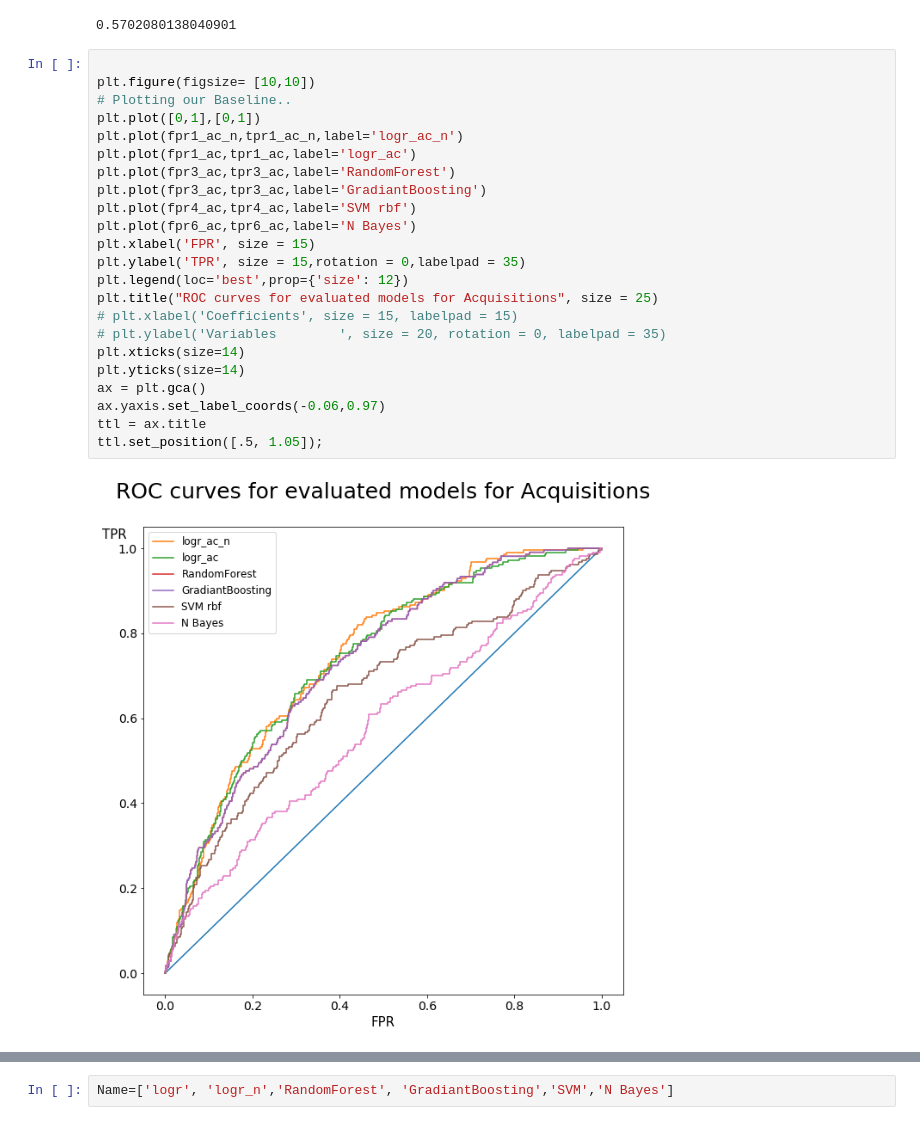
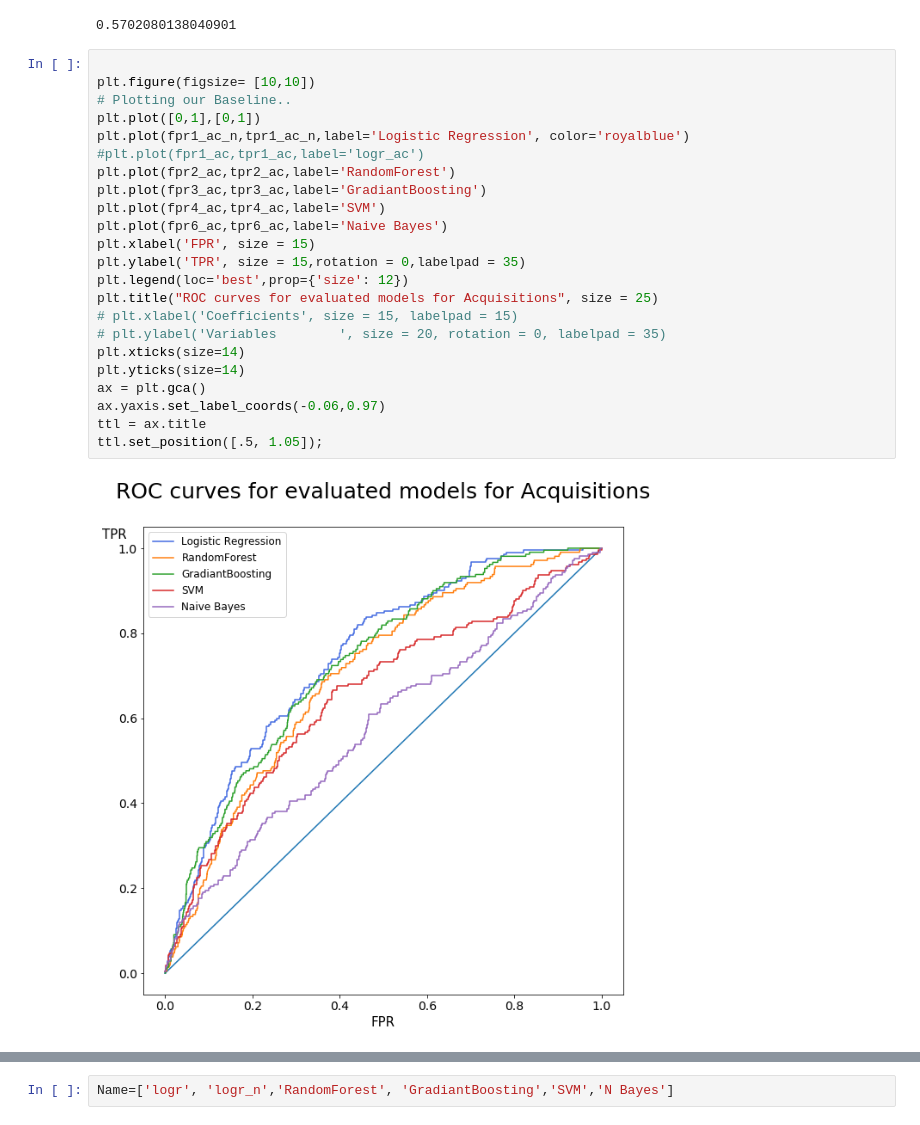
Before and after one commit to mcarolinag/start-up-classification, a Jupyter notebook: Model with more variables without Series A adjusting for inflation w GridSearchCV - df fix.ipynb, the cells around one changed output, grey strips where cells are left out. Cells and saved outputs as stored; diff of their text form.

```diff
--- a/Model with more variables without Series A adjusting for inflation w GridSearchCV - df fix.ipynb
+++ b/Model with more variables without Series A adjusting for inflation w GridSearchCV - df fix.ipynb
@@ -468,28 +468,28 @@ np.mean(info_b_ac['Test auc'])
 # %%
 
 plt.figure(figsize= [10,10])
 # Plotting our Baseline..
 plt.plot([0,1],[0,1])
-plt.plot(fpr1_ac_n,tpr1_ac_n,label='logr_ac_n')
-plt.plot(fpr1_ac,tpr1_ac,label='logr_ac')
-plt.plot(fpr3_ac,tpr3_ac,label='RandomForest')
+plt.plot(fpr1_ac_n,tpr1_ac_n,label='Logistic Regression', color='royalblue')
+#plt.plot(fpr1_ac,tpr1_ac,label='logr_ac')
+plt.plot(fpr2_ac,tpr2_ac,label='RandomForest')
 plt.plot(fpr3_ac,tpr3_ac,label='GradiantBoosting')
-plt.plot(fpr4_ac,tpr4_ac,label='SVM rbf')
-plt.plot(fpr6_ac,tpr6_ac,label='N Bayes')
+plt.plot(fpr4_ac,tpr4_ac,label='SVM')
+plt.plot(fpr6_ac,tpr6_ac,label='Naive Bayes')
 plt.xlabel('FPR', size = 15)
 plt.ylabel('TPR', size = 15,rotation = 0,labelpad = 35)
 plt.legend(loc='best',prop={'size': 12})
 plt.title("ROC curves for evaluated models for Acquisitions", size = 25)
 # plt.xlabel('Coefficients', size = 15, labelpad = 15)
 # plt.ylabel('Variables        ', size = 20, rotation = 0, labelpad = 35)
 plt.xticks(size=14)
 plt.yticks(size=14)
 ax = plt.gca()
 ax.yaxis.set_label_coords(-0.06,0.97)
 ttl = ax.title
 ttl.set_position([.5, 1.05]);
 # %% [output]
-[figure, old version]
+[figure, new version]
 # %%
 
 plt.figure(figsize= [10,10])
```
Also changed, not shown: parts of 27 cells of this notebook, 1 other file.
